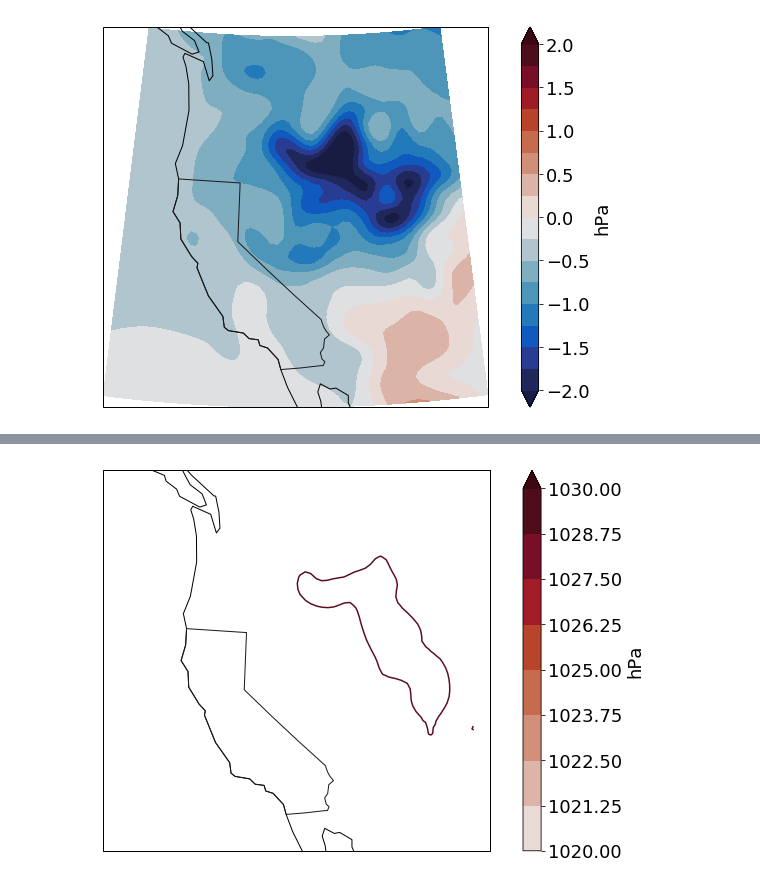
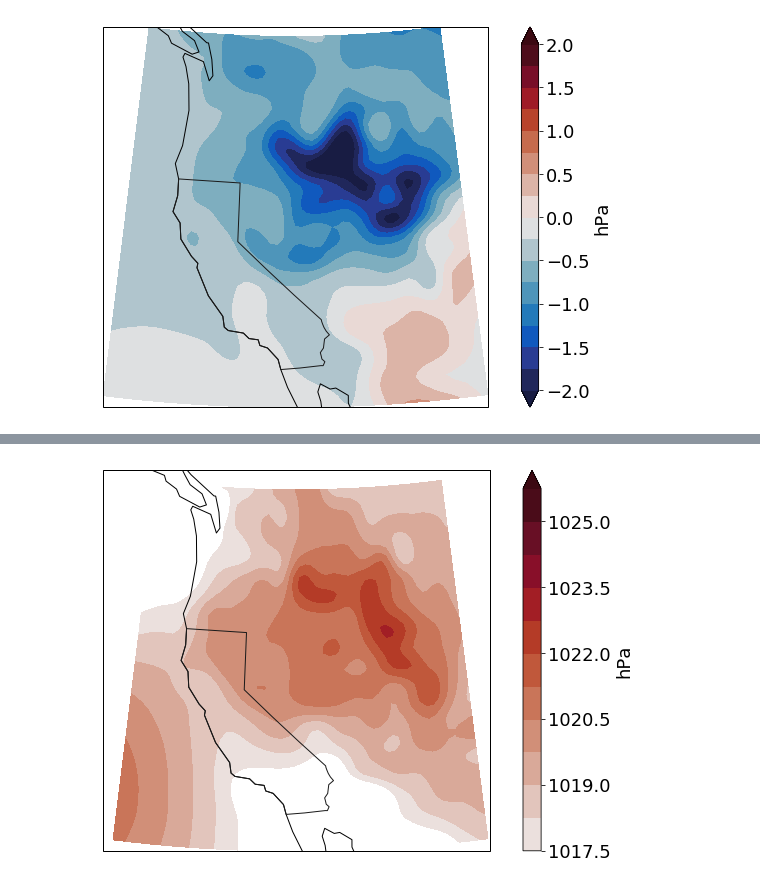
Before and after one commit to bairdlangenbrunner/california-ecoregions-analysis, a Jupyter notebook: notebooks-and-python-scripts/pressure-analysis/monthly-pressure-trends-LENS-cheyenne.ipynb, the cells around one changed output, grey strips where cells are left out. Saved outputs shown, nothing was run; the diff lists cells and outputs as text; code cells hidden in the pictures.

```diff
--- a/notebooks-and-python-scripts/pressure-analysis/monthly-pressure-trends-LENS-cheyenne.ipynb
+++ b/notebooks-and-python-scripts/pressure-analysis/monthly-pressure-trends-LENS-cheyenne.ipynb
@@ -11,6 +11,9 @@ import itertools
 import scipy.ndimage
 import datetime
 import glob
+
+import matplotlib
+matplotlib.rcParams['font.sans-serif'] = ['Arial']
 # %%
 states_gdf = geopandas.read_file('/glade/u/home/baird/_shapefiles/_natural_earth_data/ne_110m_admin_1_states_provinces/ne_110m_admin_1_states_provinces.shp')
 #coastlines_gs = geopandas.GeoSeries.from_file('/Users/baird/Dropbox/_shapefiles/_natural_earth_data/ne_110m_coastline/ne_110m_coastline.shp')
@@ -118,6 +119,7 @@ for i,f in enumerate(hist_files):
 # %%
 psl_time_hist = xarray.open_dataset(hist_files[1])['time'].values - datetime.timedelta(days=15)
 ondjfm_indices_hist = [t.month in [10,11,12,1,2,3] and t.year in range(1981,2001) for t in psl_time_hist]
+month_indices_hist = [t.month in [11] and t.year in range(1981,2001) for t in psl_time_hist]
 # %% [markdown]
 import rcp data
 # %%
@@ -144,6 +147,9 @@ take means of psl_hist_data_list
 # %%
 psl_hist_data_list_ondjfm = [l[ondjfm_indices_hist,:,:] for l in psl_hist_data_list]
 psl_hist_ondjfm_mean = numpy.mean(numpy.array(psl_hist_data_list_ondjfm), axis=(0,1))
+
+psl_hist_data_list_month = [l[month_indices_hist,:,:] for l in psl_hist_data_list]
+psl_hist_month_mean = numpy.mean(numpy.array(psl_hist_data_list_month), axis=(0,1))
 # %%
 psl_rcp_data_list_ondjfm = [l[ondjfm_indices_rcp,:,:] for l in psl_rcp_data_list]
 psl_rcp_ondjfm_mean = numpy.mean(numpy.array(psl_rcp_data_list_ondjfm), axis=(0,1))
@@ -220,35 +263,35 @@ cbar.set_label('hPa', fontsize=18)
 # %%
 fig = mp.figure(figsize=(12,7))
 
 map_proj = cartopy.crs.LambertConformal(standard_parallels=[lat_lo,lat_hi], \
     central_longitude=0.5*(lon_lo+lon_hi), \
     central_latitude=0.5*(lat_lo+lat_hi))
 
 #map_proj = cartopy.crs.PlateCarree()
 
 lens_proj = cartopy.crs.PlateCarree()
 
 ax = fig.add_subplot(111, projection=map_proj)
 ax.set_extent([lon_lo, lon_hi, lat_lo, lat_hi])
 ax.coastlines()
 ax.add_geometries([ca_gdf.geometry.values[0]], crs=cartopy.crs.PlateCarree(), \
                   facecolor='None', edgecolor='0.1')
 
-field = psl_rcp_ondjfm_mean/100.
+field = psl_hist_month_mean/100.
 xi_smooth = scipy.ndimage.zoom(psl_lon,3)
 yi_smooth = scipy.ndimage.zoom(psl_lat,3)
 field_smooth = scipy.ndimage.zoom(field,3)
 
-clevels = numpy.arange(1017.5,1033,1.25)
-# psl_map = ax.contourf(xi_smooth,yi_smooth,field_smooth,\
-#                     cmap=cmocean.cm.amp,transform=lens_proj,\
-#                     extend='max', levels=clevels)
-psl_contours = ax.contour(xi_smooth,yi_smooth,field_smooth,\
-                    colors=[cmocean.cm.amp(0.9)],transform=lens_proj,\
-                    extend='max', levels=[1021])
+clevels = numpy.arange(1017.5,1026,0.75)
+psl_map = ax.contourf(xi_smooth,yi_smooth,field_smooth,\
+                    cmap=cmocean.cm.amp,transform=lens_proj,\
+                    extend='max', levels=clevels)
+# psl_contours = ax.contour(xi_smooth,yi_smooth,field_smooth,\
+#                     colors=[cmocean.cm.amp(0.9)],transform=lens_proj,\
+#                     extend='max', levels=[1022])
 
 cbar = mp.colorbar(psl_map)
 cbar.ax.tick_params(labelsize=18)
 cbar.set_label('hPa', fontsize=18)
 # %% [output]
-[figure, old version]
+[figure, new version]
```
Also changed, not shown: parts of 11 cells of this notebook, 4 other files.
